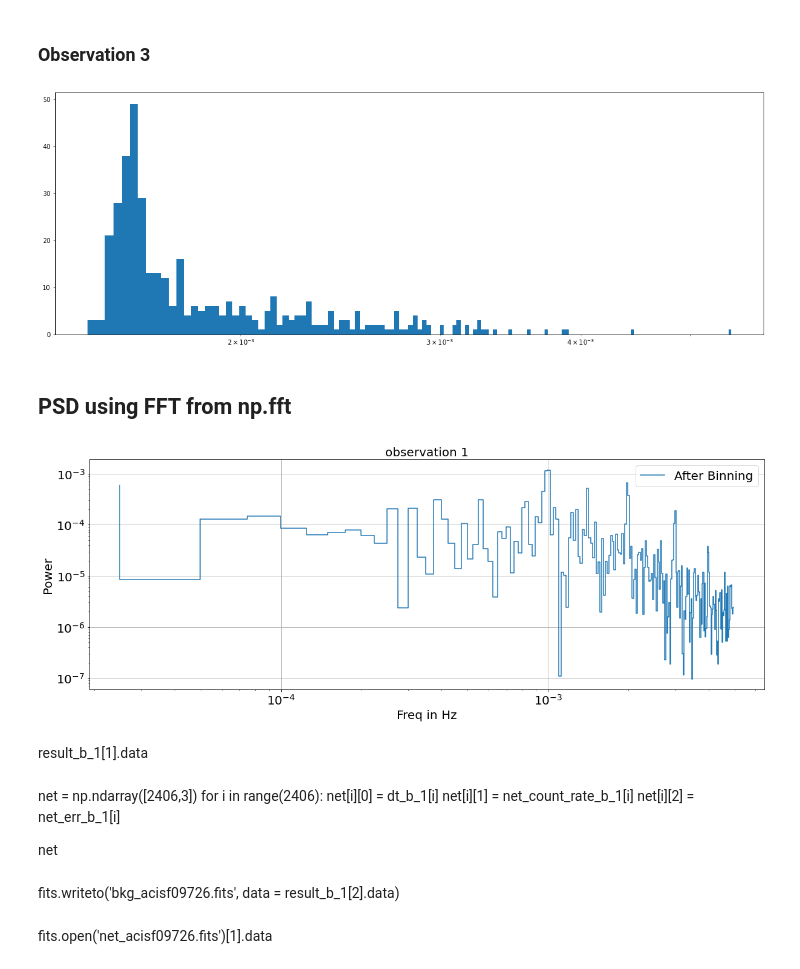
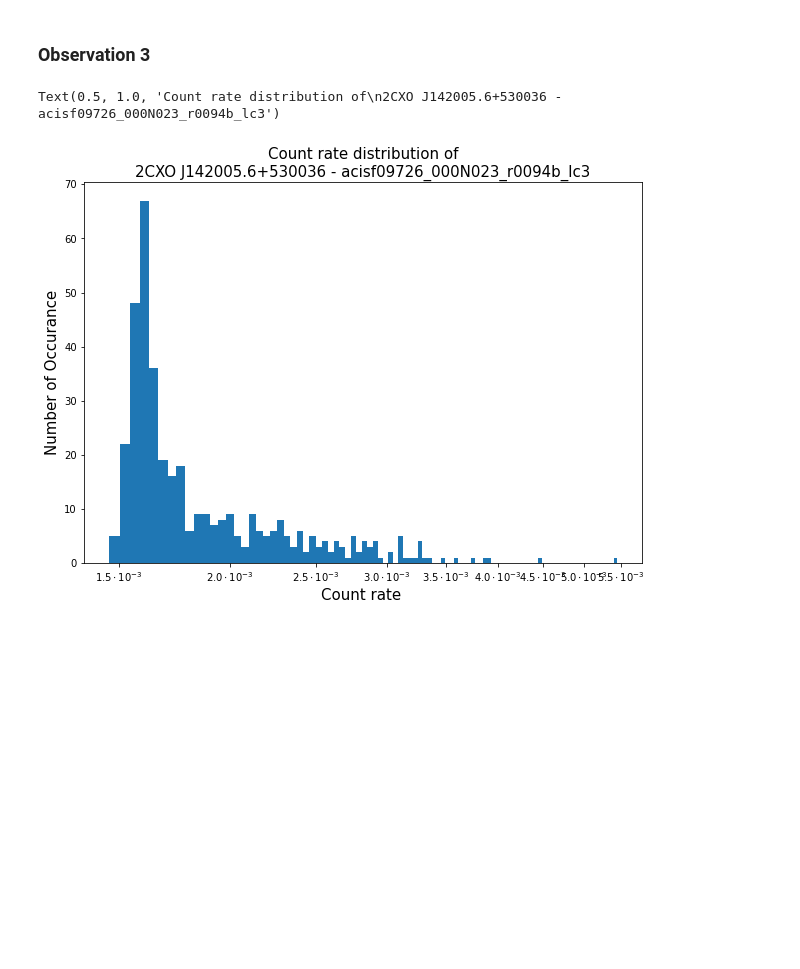
Before and after one commit to Samrat0512/IIST-MS-Project, a Jupyter notebook: Lightcurves/new_source_11/ACIS_Broad_Band.ipynb, the cells around one changed output. Drawn from its saved outputs; the diff is of its cells as text; code cells hidden in the pictures; blank space fills up the shorter version.

```diff
--- a/Lightcurves/new_source_11/ACIS_Broad_Band.ipynb
+++ b/Lightcurves/new_source_11/ACIS_Broad_Band.ipynb
@@ -194,61 +197,13 @@ ax5.grid(True)
 # %% [markdown]
 ### Observation 3
 # %%
-plt.figure(figsize = [20,7])
-plt.hist(cr_binned_b_1, bins = 150)
-plt.xscale('log')
+plt.figure(figsize = [10,7], facecolor = 'w')
+plt.hist(cr_binned_b_1, bins = 100)
+plt.xscale('logit')
+plt.xlabel('Count rate ', fontsize = 15)
+plt.ylabel('Number of Occurance', fontsize = 15)
+plt.title('Count rate distribution of\n2CXO J142005.6+530036 - acisf09726_000N023_r0094b_lc3', fontsize = 15)
+#plt.xlim(1.5e-3,2e-3)
 # %% [output]
+Text(0.5, 1.0, 'Count rate distribution of\n2CXO J142005.6+530036 - acisf09726_000N023_r0094b_lc3')
-[figure, old version]
+[figure, new version]
-# %% [markdown]
-## PSD using FFT from np.fft
-# %%
-#Before Binning
-fft_amp = abs(fft(net_count_rate_b_1))
-n_tot = len(count_rate_b_1)
-freq = [i/(n_tot*resolution_b_1) for i in range(1,int(n_tot/2))] #freq starting from 1/NdelT
-
-amp = fft_amp[1:int(n_tot/2)]/n_tot # Normalized amplitude only for positive frequencies
-power = []
-for i in range(len(amp)):
-    power.append(2*n_tot*resolution_b_1*amp[i]**2)
-
-
-#After Binning
-fft_amp_bin = abs(fft(cr_binned_b_1))
-n_binned = len(cr_binned_b_1)
-freq_bin = [i/(n_binned*binned_resolution_b_1) for i in range(1,int(n_binned/2))] #freq starting from 1/NdelT
-
-amp_bin = fft_amp_bin[1:int(n_binned/2)]/n_binned #Normalized amplitude only for positive frequencies
-power_bin = []
-for i in range(len(amp_bin)):
-    power_bin.append(2*n_binned*binned_resolution_b_1*amp_bin[i]**2)
-
-
-plt.figure(figsize = [20,7], facecolor = 'w')
-#plt.step(freq,power, label = 'Before Binning')
-plt.step(freq_bin,power_bin, label = 'After Binning')
-plt.xscale('log')
-plt.yscale('log')
-plt.legend(fontsize = 20)
-plt.title('observation 1', fontsize = 20)
-plt.xlabel('Freq in Hz', fontsize = 20)
-plt.ylabel('Power', fontsize = 20)
-plt.grid(True)
-x=plt.xticks(fontsize = 20)
-y=plt.yticks(fontsize = 20)
-# %% [output]
-[figure, removed]
-# %% [markdown]
-result_b_1[1].data
-# %% [markdown]
-net = np.ndarray([2406,3])
-for i in range(2406):
-    net[i][0] = dt_b_1[i]
-    net[i][1] = net_count_rate_b_1[i]
-    net[i][2] = net_err_b_1[i]
-
-net
-# %% [markdown]
-fits.writeto('bkg_acisf09726.fits', data = result_b_1[2].data)
-# %% [markdown]
-fits.open('net_acisf09726.fits')[1].data
```
Also changed, not shown: parts of 3 cells of this notebook, 39 other files.
